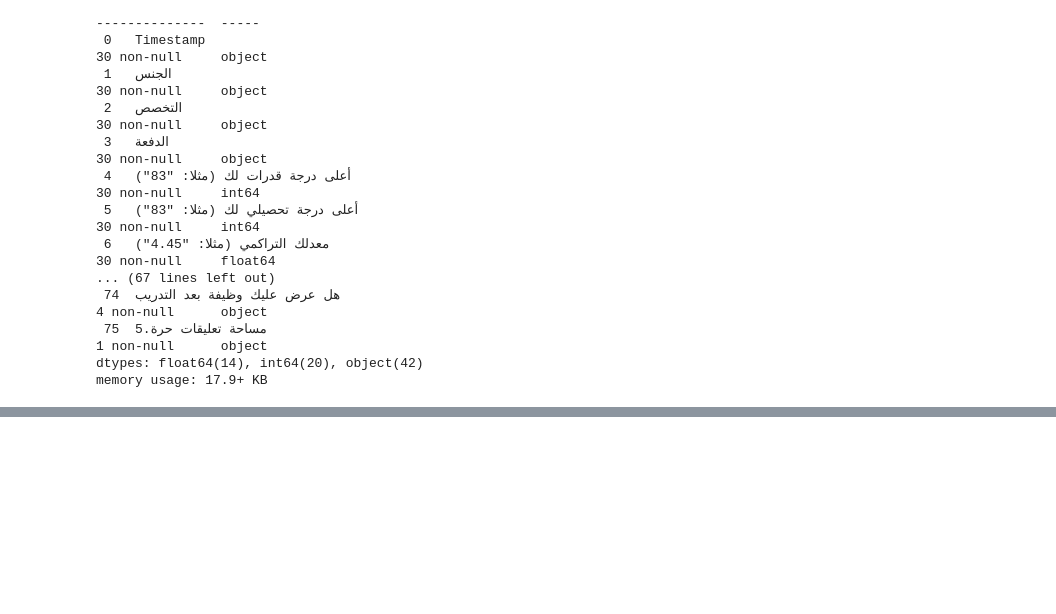
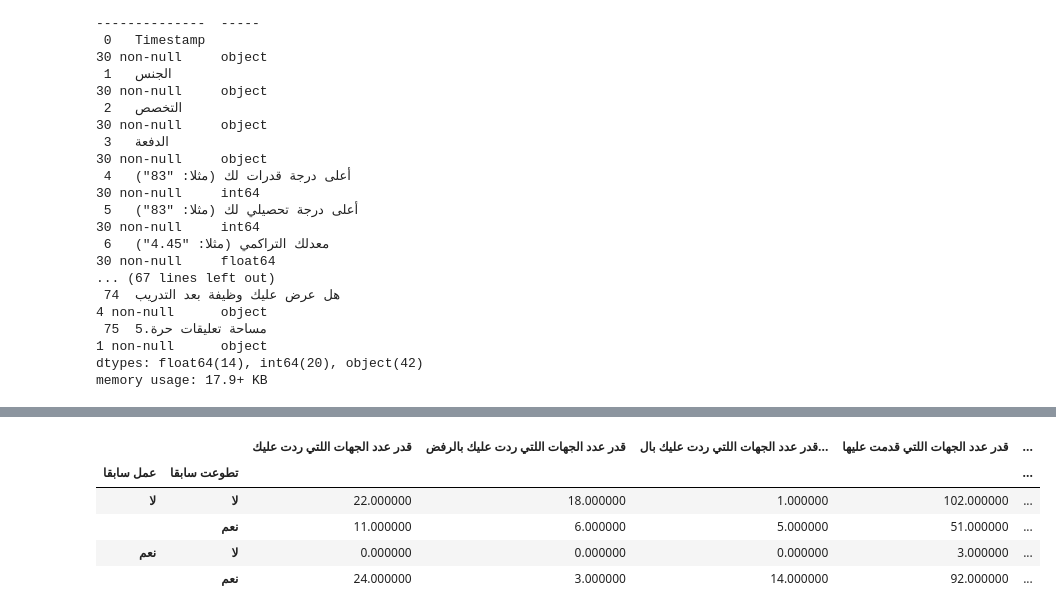
Before and after one commit to Hawzen/Experience-Survey, a Jupyter notebook: analysis.ipynb, the cells around one changed output, grey strips where cells are left out. Cells and saved outputs as stored; diff of their text form; code cells hidden in the pictures; blank space fills up the shorter version.

```diff
--- a/analysis.ipynb
+++ b/analysis.ipynb
@@ -131,0 +225,16 @@ df[comments_cols]
+# %%
+def gpa_map(val):
+    if val >= 4.5:
+        return "ممتاز"
+    elif val >= 3.75:
+        return "جيد جدا"
+    elif val >= 2.75:
+        return "جيد"
+    elif val >= 2:
+        return "مقبول"
+    elif val < 2:
+        return "راسب"
+df["التصنيف"] = df["المعدل"].apply(gpa_map)
+
+
+df["معدل القبول"] = df["قدر عدد الجهات اللتي ردت عليك بالقبول"] / df["قدر عدد الجهات اللتي قدمت عليها"]
@@ -131,0 +243,18 @@ df[comments_cols]
+# %%
+# Utility for interests and experiences
+interests_cols = [col for col in df.columns if "Interest " in col]
+experiences_cols = [col for col in df.columns if "Experience" in col]
+field_names = [col[col.find("[")+1:col.find("]")] for col in interests_cols]
+applying_cols = ["قدر عدد الجهات اللتي قدمت عليها", "قدر عدد الجهات اللتي ردت عليك", "قدر عدد الجهات اللتي ردت عليك بالرفض", "قدر عدد الجهات اللتي ردت عليك بالقبول", "معدل القبول"]
+grade_cols = ["المعدل", "التحصيلي", "القدرات"]
+
+df_ex = df[experiences_cols]
+df_int = df[interests_cols]
+df_ex.columns = field_names
+df_int.columns = field_names
+df_int.loc[:, "Type"] = "Interest"
+df_ex.loc[:, "Type"] = "Experience"
+df_int_ex = pd.concat([df_int, df_ex])
+
+df_ex_sum = df[experiences_cols].apply(sum)
+df_int_sum = df[interests_cols].apply(sum)
@@ -131,0 +320,16 @@ df[comments_cols]
+# %%
+work_vol_df = pd.pivot_table(
+    df,
+    values=applying_cols,
+    index=["عمل سابقا", "تطوعت سابقا",],
+    aggfunc="sum"
+)
+# %%
+work_vol_df.style.background_gradient(cmap='Greens')
+# %% [output]
+|  |  | قدر عدد الجهات اللتي ردت عليك | قدر عدد الجهات اللتي ردت عليك بالرفض | قدر عدد الجهات اللتي ردت عليك بال... | قدر عدد الجهات اللتي قدمت عليها | ... |
+| عمل سابقا | تطوعت سابقا |  |  |  |  | ... |
+| لا | لا | 22.000000 | 18.000000 | 1.000000 | 102.000000 | ... |
+|  | نعم | 11.000000 | 6.000000 | 5.000000 | 51.000000 | ... |
+| نعم | لا | 0.000000 | 0.000000 | 0.000000 | 3.000000 | ... |
+|  | نعم | 24.000000 | 3.000000 | 14.000000 | 92.000000 | ... |
```
Also changed, not shown: parts of 17 cells of this notebook.
